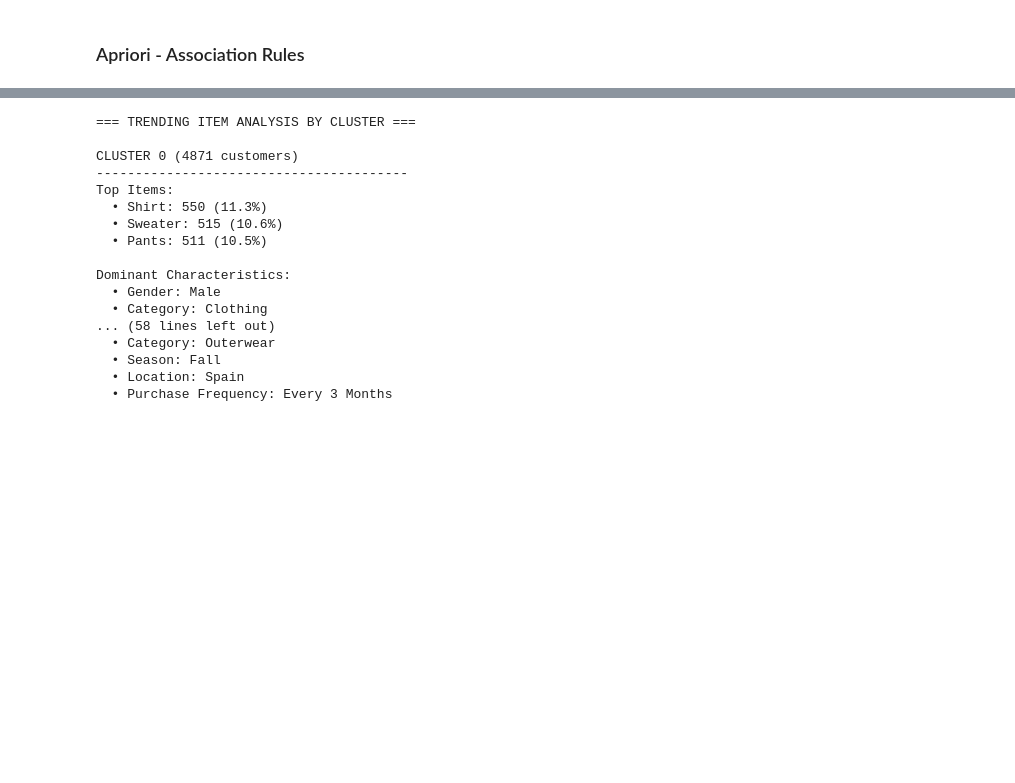
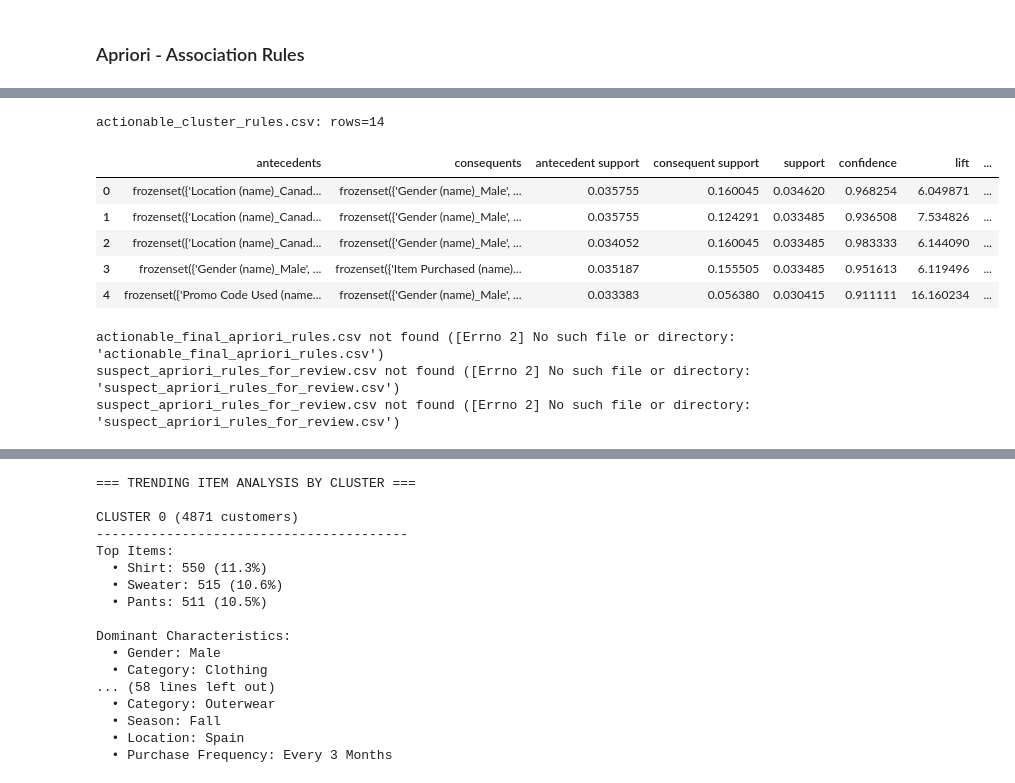
Before and after one commit to farahfuaad/Final-Year-Project-Prediction-of-Buying-Behavior-Patterns-using-ML, a Jupyter notebook: ml/trending_item_detection.ipynb, the cells around one changed output, grey strips where cells are left out. Drawn from its saved outputs; the diff is of its cells as text; code cells hidden in the pictures; blank space fills up the shorter version.

```diff
--- a/ml/trending_item_detection.ipynb
+++ b/ml/trending_item_detection.ipynb
@@ -425,2 +517,32 @@ Association Rules Summary:
+# %%
+# quick preview (run in notebook)
+import pandas as pd
+
+for fn in ("actionable_cluster_rules.csv","actionable_final_apriori_rules.csv","suspect_apriori_rules_for_review.csv","suspect_apriori_rules_for_review.csv"):
+    try:
+        df = pd.read_csv(fn)
+        print(f"{fn}: rows={len(df)}")
+        display(df.head(5))
+    except Exception as e:
+        print(f"{fn} not found ({e})")
+
+# Inspect review reasons if suspect file exists
+try:
+    s = pd.read_csv("suspect_apriori_rules_for_review.csv")
+    print("\nTop review reasons:")
+    print(s['review_reasons'].value_counts().head(10))
+except Exception:
+    pass
+# %% [output]
+actionable_cluster_rules.csv: rows=14
+|  | antecedents | consequents | antecedent support | consequent support | support | confidence | lift | ... |
+| 0 | frozenset({'Location (name)_Canad... | frozenset({'Gender (name)_Male', ... | 0.035755 | 0.160045 | 0.034620 | 0.968254 | 6.049871 | ... |
+| 1 | frozenset({'Location (name)_Canad... | frozenset({'Gender (name)_Male', ... | 0.035755 | 0.124291 | 0.033485 | 0.936508 | 7.534826 | ... |
+| 2 | frozenset({'Location (name)_Canad... | frozenset({'Gender (name)_Male', ... | 0.034052 | 0.160045 | 0.033485 | 0.983333 | 6.144090 | ... |
+| 3 | frozenset({'Gender (name)_Male', ... | frozenset({'Item Purchased (name)... | 0.035187 | 0.155505 | 0.033485 | 0.951613 | 6.119496 | ... |
+| 4 | frozenset({'Promo Code Used (name... | frozenset({'Gender (name)_Male', ... | 0.033383 | 0.056380 | 0.030415 | 0.911111 | 16.160234 | ... |
+actionable_final_apriori_rules.csv not found ([Errno 2] No such file or directory: 'actionable_final_apriori_rules.csv')
+suspect_apriori_rules_for_review.csv not found ([Errno 2] No such file or directory: 'suspect_apriori_rules_for_review.csv')
+suspect_apriori_rules_for_review.csv not found ([Errno 2] No such file or directory: 'suspect_apriori_rules_for_review.csv')
 # %%
 # Readable Apriori Results
```
Also changed, not shown: parts of 3 cells of this notebook, 3 other files.
